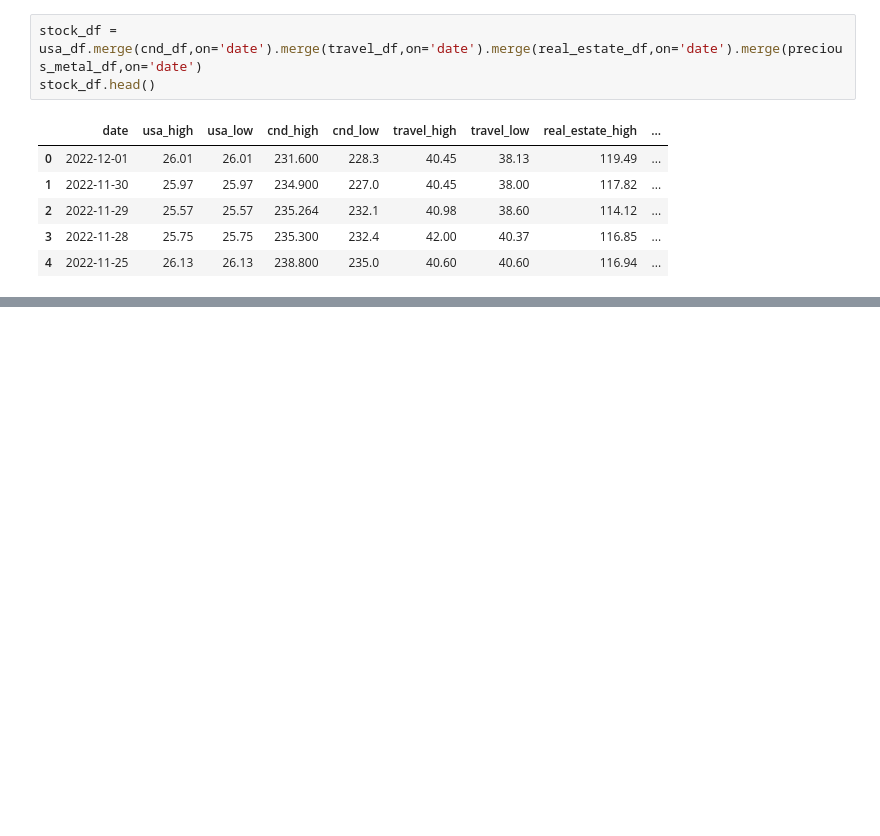
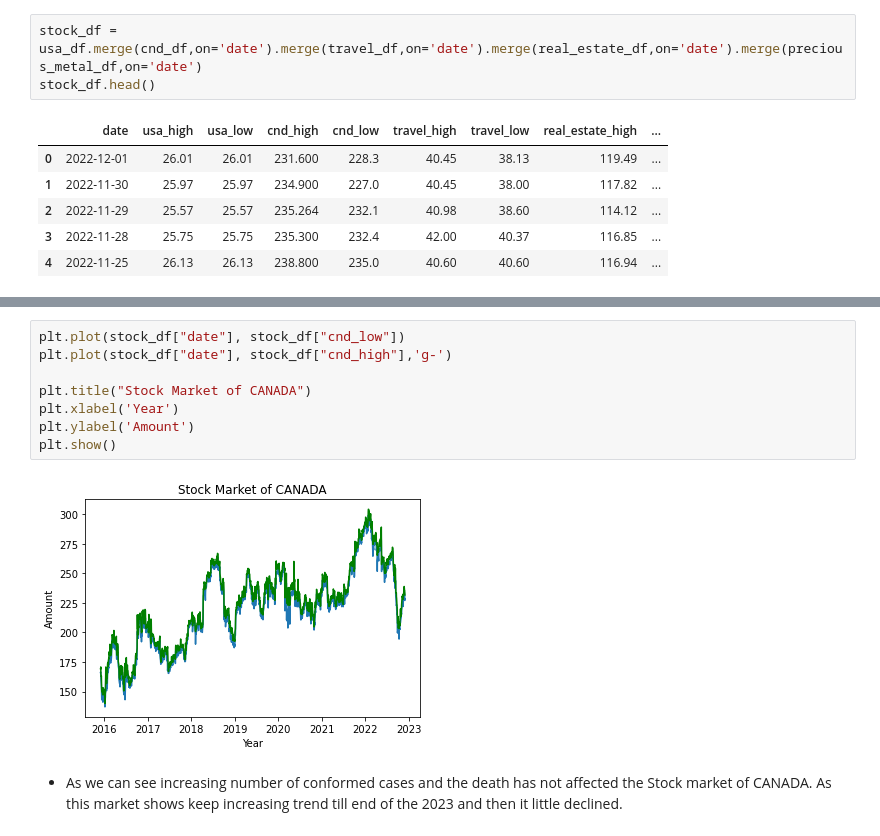
Before and after one commit to AIDA-Saskatchewan-polytechnic/Final-project-covid-19-effects-on-stock-market, a Jupyter notebook: Final_project.ipynb, the cells around one changed output, grey strips where cells are left out. Saved outputs shown, nothing was run; the diff lists cells and outputs as text; blank space fills up the shorter version.

```diff
--- a/Final_project.ipynb
+++ b/Final_project.ipynb
@@ -561,0 +429,12 @@ final_df
+# %%
+plt.plot(stock_df["date"], stock_df["cnd_low"])
+plt.plot(stock_df["date"], stock_df["cnd_high"],'g-')
+
+plt.title("Stock Market of CANADA")
+plt.xlabel('Year')
+plt.ylabel('Amount')
+plt.show()
+# %% [output]
+[figure, added]
+# %% [markdown]
+* As we can see increasing number of conformed cases and the death has not affected the Stock market of CANADA. As this market shows keep increasing trend till end of the 2023 and then it little declined.
```
Also changed, not shown: parts of 39 cells of this notebook.
